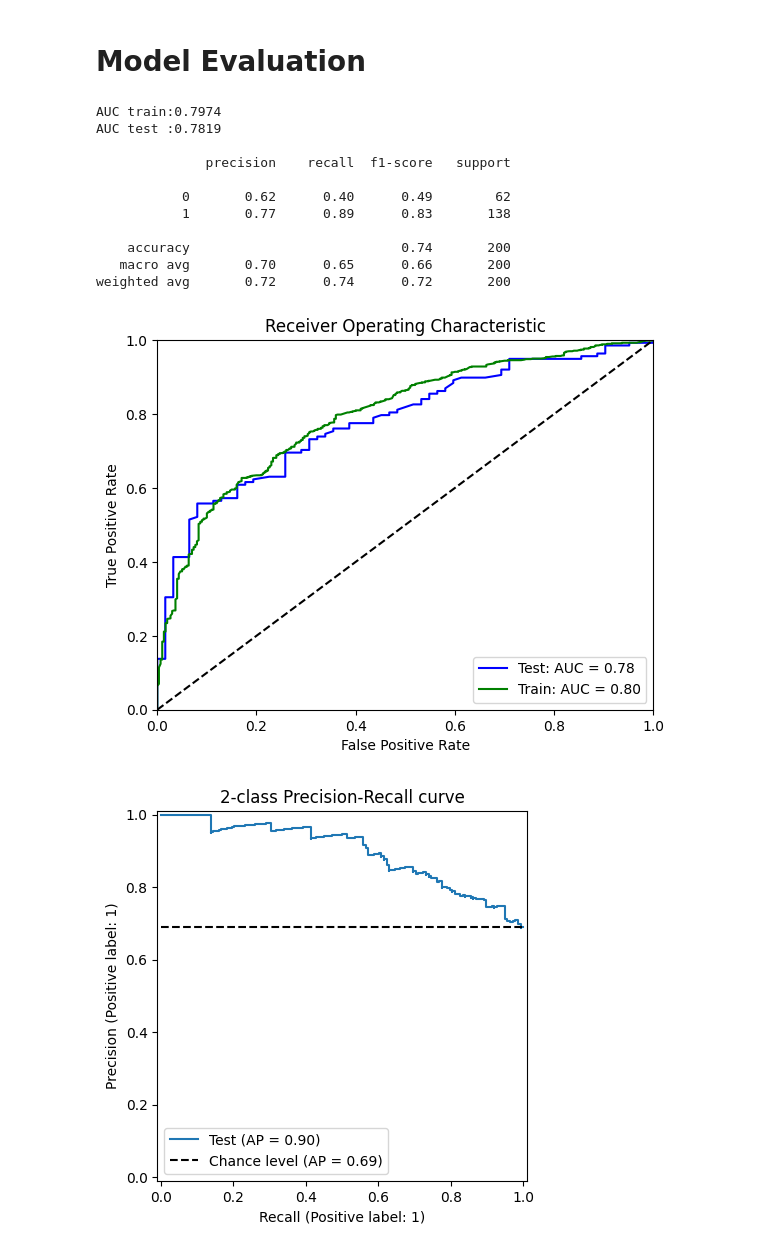
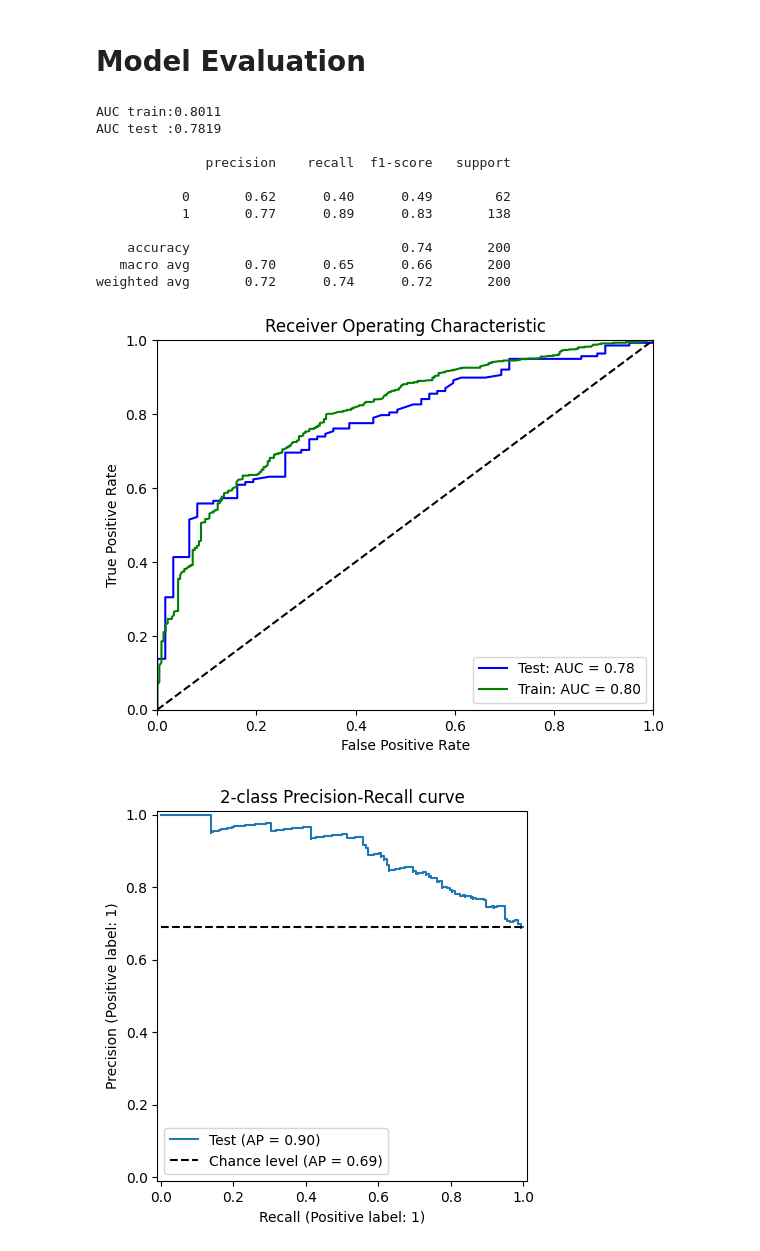
Before and after one commit to neal-logan/dsba6211-summer2024, a Jupyter notebook: notebooks/dsba6211_summer2024_lab3.ipynb, the cells around one changed output. Cells and saved outputs as stored; diff of their text form; code cells hidden in the pictures.

Commit message:
Modified to use training data vs entire dataset in a few places

```diff
--- a/notebooks/dsba6211_summer2024_lab3.ipynb
+++ b/notebooks/dsba6211_summer2024_lab3.ipynb
@@ -343,15 +339,19 @@ scorecard.get_stats()
 # %%
 from sklearn.metrics import roc_auc_score, classification_report
 
-proba_train = scorecard.predict_proba(X)[:, 1]
+#Modified to use training set for X
+proba_train = scorecard.predict_proba(X_train)[:, 1]
+
 proba_test = scorecard.predict_proba(X_test)[:, 1]
 
-print(f"AUC train:{round(roc_auc_score(y, proba_train),4)}")
+#Modified to use training set data for y
+print(f"AUC train:{round(roc_auc_score(y_train, proba_train),4)}")
+
 print(f"AUC test :{round(roc_auc_score(y_test, proba_test),4)}\n")
 
 print(classification_report(y_test, scorecard.predict(X_test)))
 # %% [output]
-AUC train:0.7974
+AUC train:0.8011
 AUC test :0.7819
 
               precision    recall  f1-score   support
@@ -365,25 +365,27 @@ weighted avg       0.72      0.74      0.72       200
 # %%
 from matplotlib import pyplot as plt
 from sklearn.metrics import roc_curve, auc
 
 fpr1, tpr1, threshold1 = roc_curve(y_test, proba_test)
 roc_auc1 = auc(fpr1, tpr1)
 
-fpr2, tpr2, threshold2 = roc_curve(y, proba_train)
+#Modified to use y_train
+fpr2, tpr2, threshold2 = roc_curve(y_train, proba_train)
+
 roc_auc2 = auc(fpr2, tpr2)
 
 plt.title('Receiver Operating Characteristic')
 plt.plot(fpr1, tpr1, 'b', label='Test: AUC = {0:.2f}'.format(roc_auc1))
 plt.plot(fpr2, tpr2, 'g', label='Train: AUC = {0:.2f}'.format(roc_auc2))
 plt.legend(loc='lower right')
 plt.plot([0, 1], [0, 1],'k--')
 plt.xlim([0, 1])
 plt.ylim([0, 1])
 plt.ylabel('True Positive Rate')
 plt.xlabel('False Positive Rate')
 plt.show()
 # %% [output]
-[figure, old version]
+[figure, new version]
 # %%
 
 from sklearn.metrics import PrecisionRecallDisplay
```
Also changed, not shown: parts of 2 cells of this notebook.
